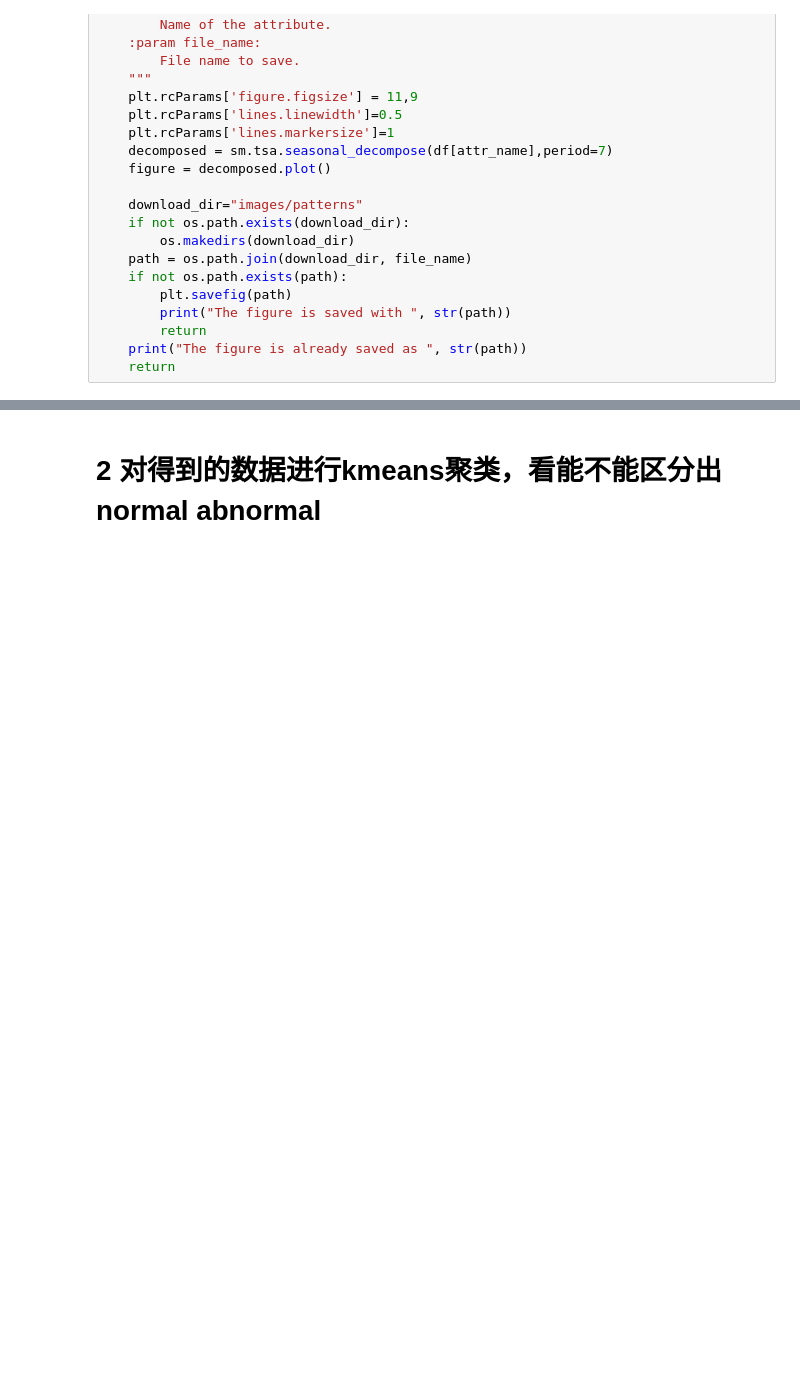
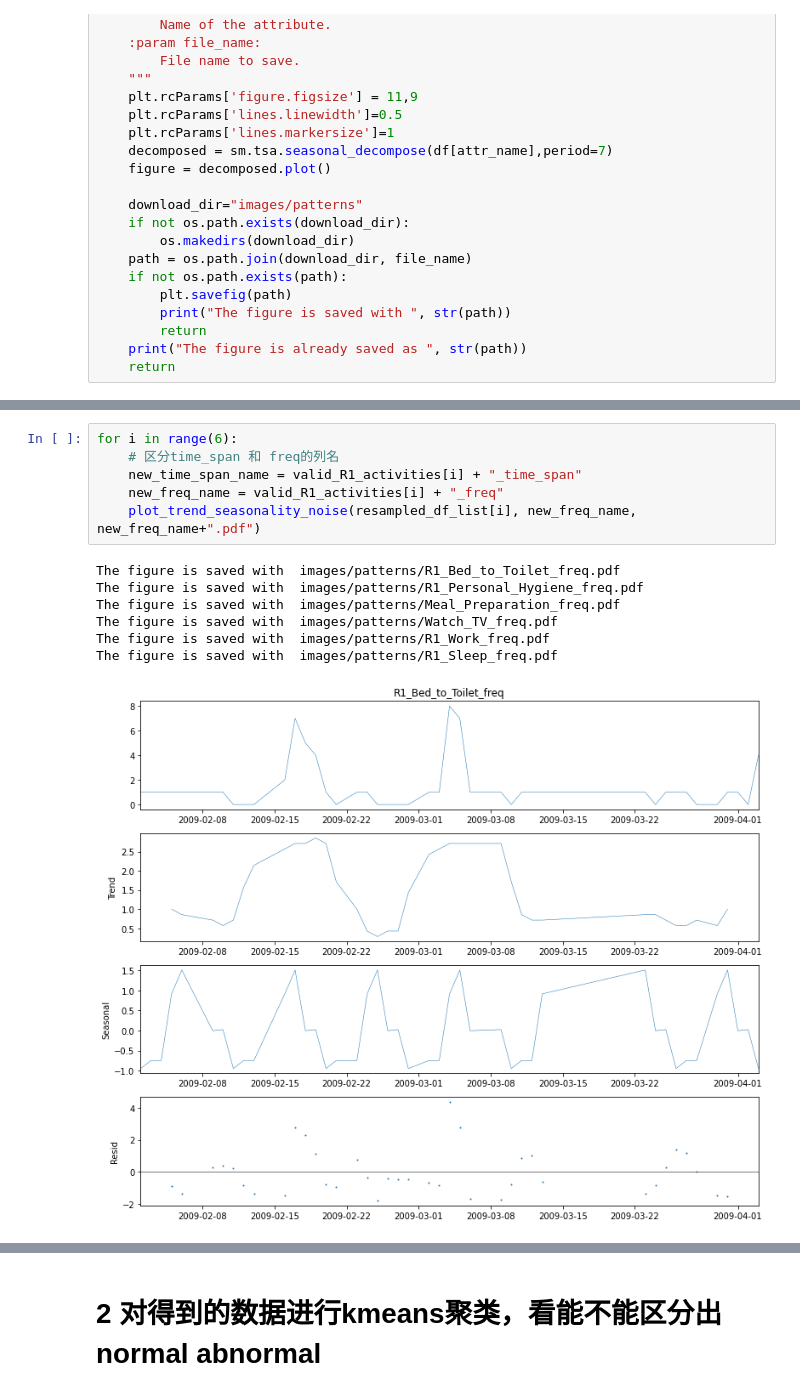
Before and after one commit to wendiganyu/IOTPhase2, a Jupyter notebook: ActivityStatisticsAndForecast.ipynb, the cells around one changed output, grey strips where cells are left out. Saved outputs shown, nothing was run; the diff lists cells and outputs as text; blank space fills up the shorter version.

```diff
--- a/ActivityStatisticsAndForecast.ipynb
+++ b/ActivityStatisticsAndForecast.ipynb
@@ -628,3 +622,17 @@ The figure is saved with  images/patterns/R1_Sleep_time_span.pdf
 [figure]
 [figure]
 [figure]
+# %%
+for i in range(6):
+    # 区分time_span 和 freq的列名
+    new_time_span_name = valid_R1_activities[i] + "_time_span"
+    new_freq_name = valid_R1_activities[i] + "_freq"
+    plot_trend_seasonality_noise(resampled_df_list[i], new_freq_name, new_freq_name+".pdf")
+# %% [output]
+The figure is saved with  images/patterns/R1_Bed_to_Toilet_freq.pdf
+The figure is saved with  images/patterns/R1_Personal_Hygiene_freq.pdf
+The figure is saved with  images/patterns/Meal_Preparation_freq.pdf
+The figure is saved with  images/patterns/Watch_TV_freq.pdf
+The figure is saved with  images/patterns/R1_Work_freq.pdf
+The figure is saved with  images/patterns/R1_Sleep_freq.pdf
+[figure, added]
```
Also changed, not shown: parts of 14 cells of this notebook, 9 other files.
